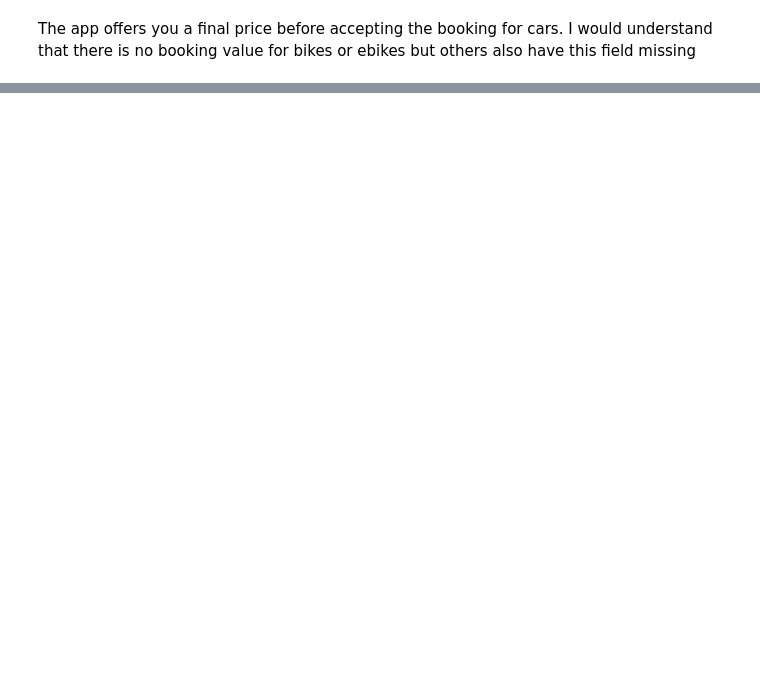
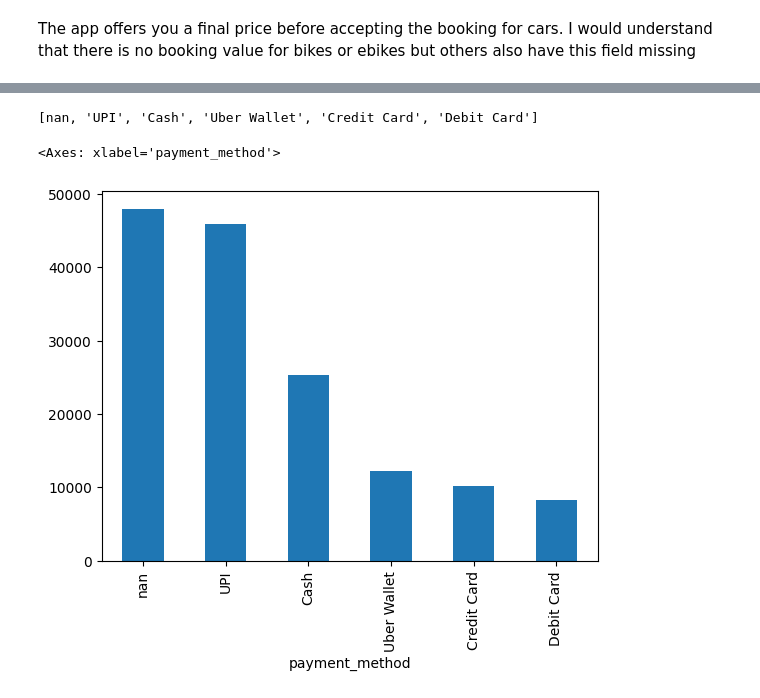
Before and after one commit to amaldu/uber-ride-cancellation-prediction, a Jupyter notebook: uber-analysis/notebooks/04_univar_eda.ipynb, the cells around one changed output, grey strips where cells are left out. Saved outputs shown, nothing was run; the diff lists cells and outputs as text; code cells hidden in the pictures; blank space fills up the shorter version.

```diff
--- a/uber-analysis/notebooks/04_univar_eda.ipynb
+++ b/uber-analysis/notebooks/04_univar_eda.ipynb
@@ -960,0 +1027,3 @@ data[data["booking_value"] < 600]["booking_value"].hist(bins=50, figsize = (10,6
+# %%
+payment_counts = data["payment_method"].value_counts(dropna = False)
+payment_counts
@@ -960,0 +1039,9 @@ data[data["booking_value"] < 600]["booking_value"].hist(bins=50, figsize = (10,6
+# %%
+payment_counts.index.to_list()
+# %% [output]
+[nan, 'UPI', 'Cash', 'Uber Wallet', 'Credit Card', 'Debit Card']
+# %%
+payment_counts.plot(kind = "bar")
+# %% [output]
+<Axes: xlabel='payment_method'>
+[figure, added]
```
Also changed, not shown: parts of 27 cells of this notebook, 1 other file.
